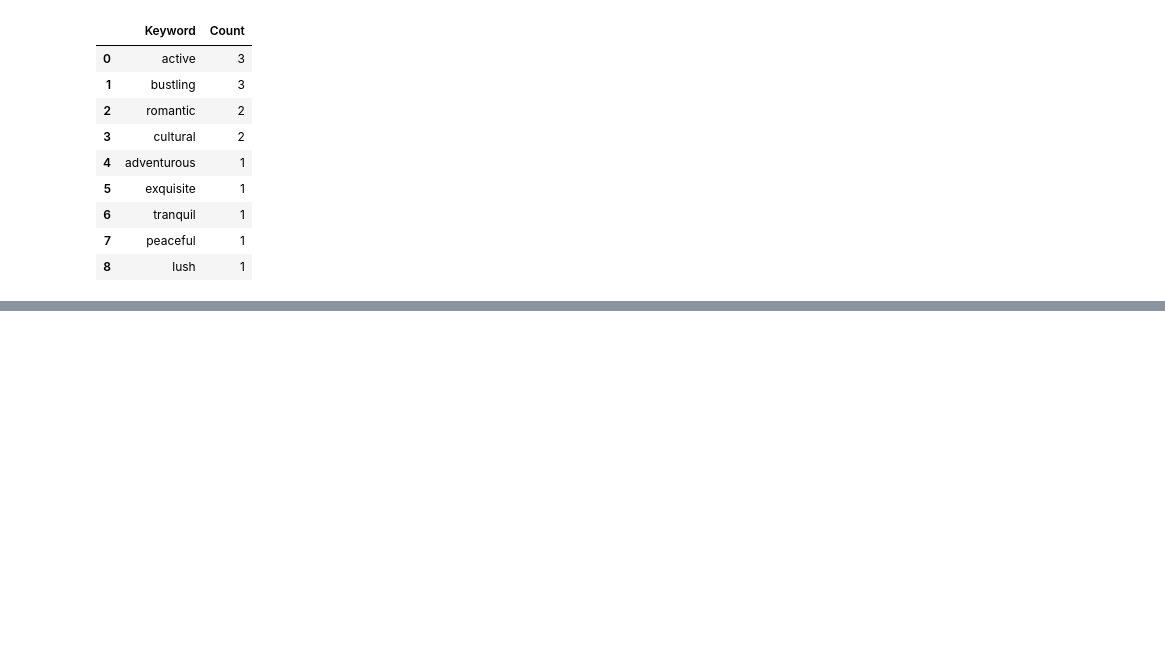
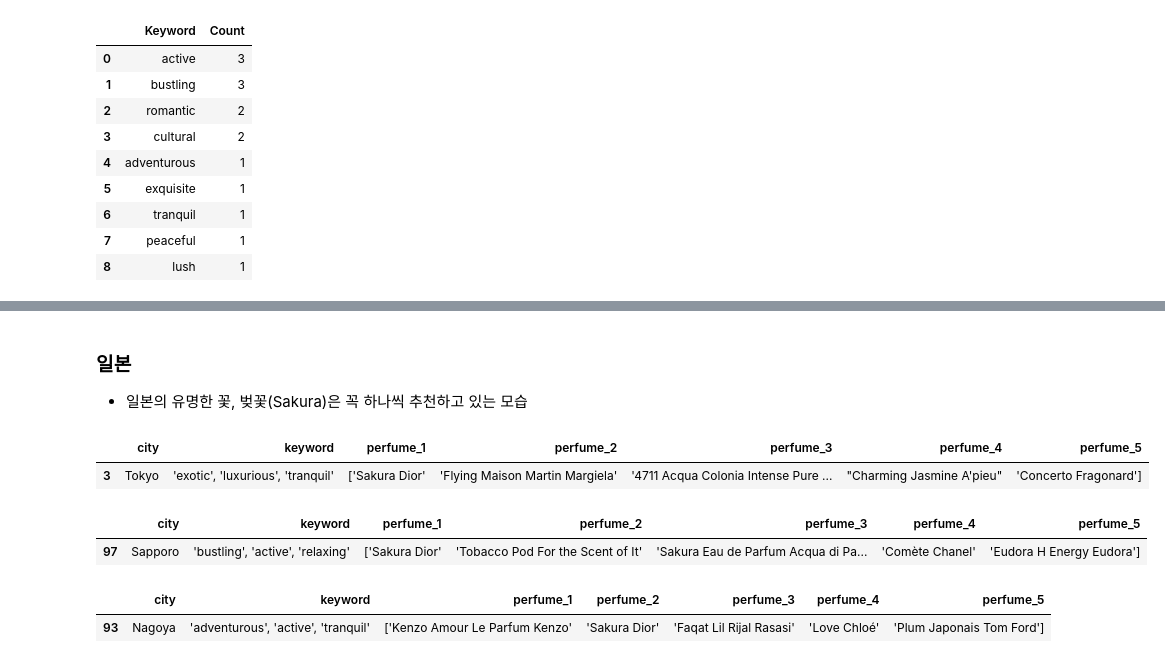
Before and after one commit to sohds/dontpergetme, a Jupyter notebook: Model/qualititative_evaluation.ipynb, the cells around one changed output, grey strips where cells are left out. Drawn from its saved outputs; the diff is of its cells as text; code cells hidden in the pictures; blank space fills up the shorter version.

```diff
--- a/Model/qualititative_evaluation.ipynb
+++ b/Model/qualititative_evaluation.ipynb
@@ -351,0 +411,23 @@ grandsoir_keywords
+# %% [markdown]
+### 일본
+* 일본의 유명한 꽃, 벚꽃(Sakura)은 꼭 하나씩 추천하고 있는 모습
+# %%
+tokyo = getcity(perfume_split, 'Tokyo')
+sapporo = getcity(perfume_split, 'Sapporo')
+nagoya = getcity(perfume_split, 'Nagoya')
+osaka = getcity(perfume_split, 'Osaka')
+# %%
+tokyo
+# %% [output]
+|  | city | keyword | perfume_1 | perfume_2 | perfume_3 | perfume_4 | perfume_5 |
+| 3 | Tokyo | 'exotic', 'luxurious', 'tranquil' | ['Sakura Dior' | 'Flying Maison Martin Margiela' | '4711 Acqua Colonia Intense Pure ... | "Charming Jasmine A'pieu" | 'Concerto Fragonard'] |
+# %%
+sapporo
+# %% [output]
+|  | city | keyword | perfume_1 | perfume_2 | perfume_3 | perfume_4 | perfume_5 |
+| 97 | Sapporo | 'bustling', 'active', 'relaxing' | ['Sakura Dior' | 'Tobacco Pod For the Scent of It' | 'Sakura Eau de Parfum Acqua di Pa... | 'Comète Chanel' | 'Eudora H Energy Eudora'] |
+# %%
+nagoya
+# %% [output]
+|  | city | keyword | perfume_1 | perfume_2 | perfume_3 | perfume_4 | perfume_5 |
+| 93 | Nagoya | 'adventurous', 'active', 'tranquil' | ['Kenzo Amour Le Parfum Kenzo' | 'Sakura Dior' | 'Faqat Lil Rijal Rasasi' | 'Love Chloé' | 'Plum Japonais Tom Ford'] |
```
Also changed, not shown: parts of 23 cells of this notebook.
